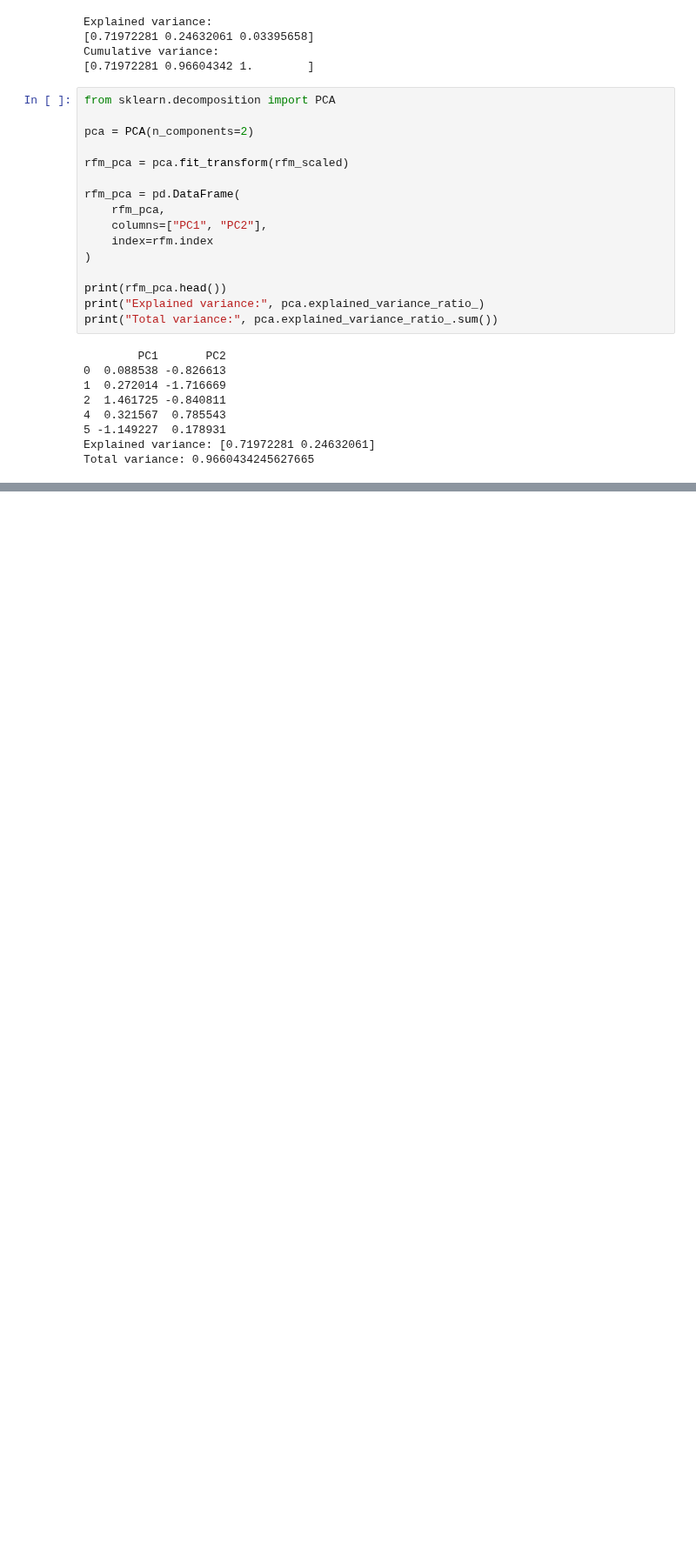
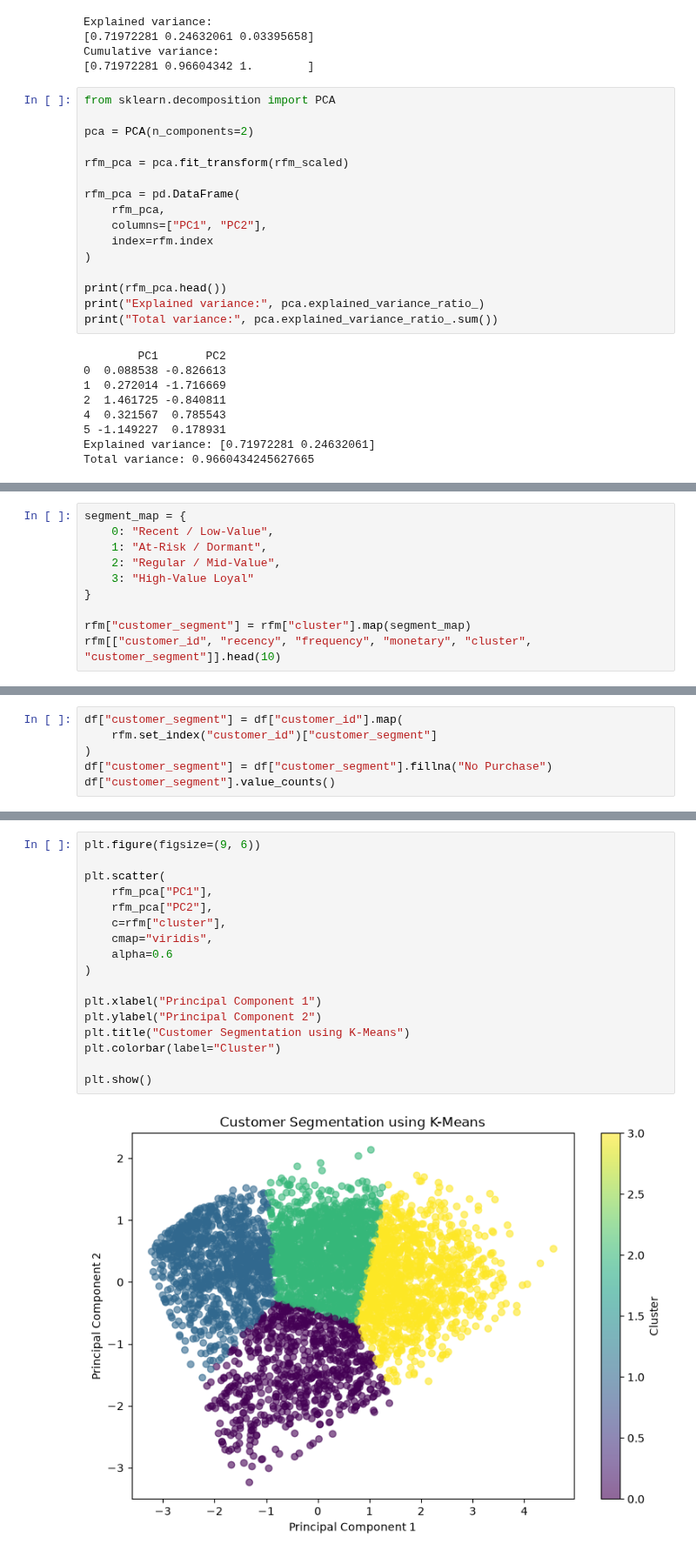
Before and after one commit to SyedaBismaa/Retail_Customer_Analytics_Recom_System, a Jupyter notebook: notebooks/retail.ipynb, the cells around one changed output, grey strips where cells are left out. Shown at 87% size. Saved outputs shown, nothing was run; the diff lists cells and outputs as text; blank space fills up the shorter version.

```diff
--- a/notebooks/retail.ipynb
+++ b/notebooks/retail.ipynb
@@ -307,0 +371,10 @@ Total variance: 0.9660434245627665
+# %%
+segment_map = {
+    0: "Recent / Low-Value",
+    1: "At-Risk / Dormant",
+    2: "Regular / Mid-Value",
+    3: "High-Value Loyal"
+}
+
+rfm["customer_segment"] = rfm["cluster"].map(segment_map)
+rfm[["customer_id", "recency", "frequency", "monetary", "cluster", "customer_segment"]].head(10)
@@ -307,0 +393,6 @@ Total variance: 0.9660434245627665
+# %%
+df["customer_segment"] = df["customer_id"].map(
+    rfm.set_index("customer_id")["customer_segment"]
+)
+df["customer_segment"] = df["customer_segment"].fillna("No Purchase")
+df["customer_segment"].value_counts()
@@ -307,0 +407,19 @@ Total variance: 0.9660434245627665
+# %%
+plt.figure(figsize=(9, 6))
+
+plt.scatter(
+    rfm_pca["PC1"],
+    rfm_pca["PC2"],
+    c=rfm["cluster"],
+    cmap="viridis",
+    alpha=0.6
+)
+
+plt.xlabel("Principal Component 1")
+plt.ylabel("Principal Component 2")
+plt.title("Customer Segmentation using K-Means")
+plt.colorbar(label="Cluster")
+
+plt.show()
+# %% [output]
+[figure, added]
```
Also changed, not shown: parts of 6 cells of this notebook.
